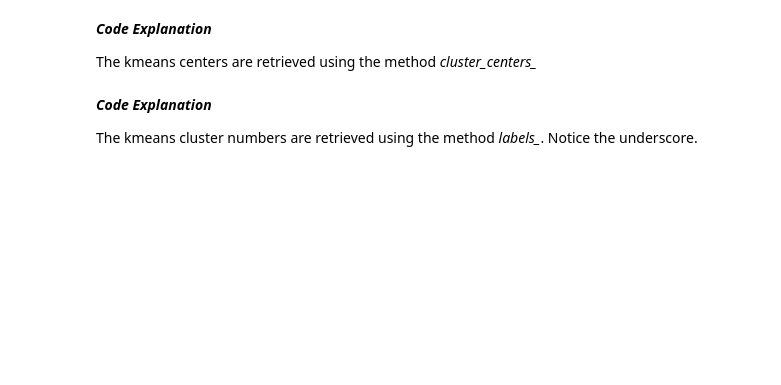
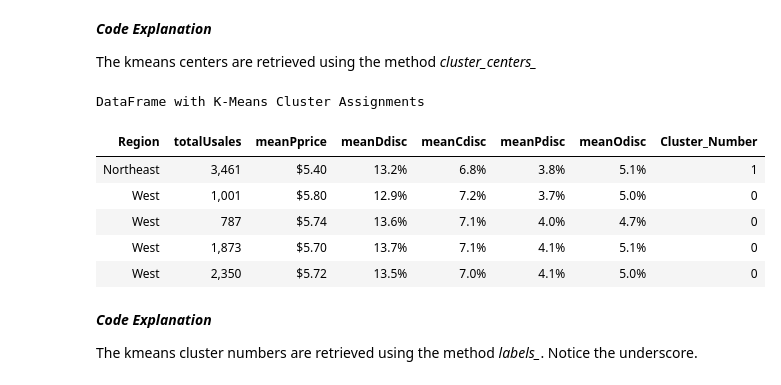
Before and after one commit to davew-msft/CustomerAnalytics, a Jupyter notebook: CustomerSegmentationAnalytics.ipynb, the cells around one changed output. Cells and saved outputs as stored; diff of their text form; code cells hidden in the pictures; blank space fills up the shorter version.

```diff
--- a/CustomerSegmentationAnalytics.ipynb
+++ b/CustomerSegmentationAnalytics.ipynb
@@ -766,11 +729,19 @@ The kmeans centers are retrieved using the method *cluster_centers_*
 # %%
 ##
 ## Add cluster labels to main cluster DataFrame
-##
-df_kclusters[ 'Cluster_Number' ] = kmeans.labels_   ## Notice the ending underscore
-##
-display( df_kclusters.head().style.set_caption( 'DataFrame with K-Means Cluster Assignments' ).\
-    set_table_styles( tbl_styles ).hide_index().format( format_dict ) )
+
+dfKClusters[ 'Cluster_Number' ] = kmeans.labels_   ## Notice the ending underscore
+
+display( dfKClusters.head().style.set_caption( 'DataFrame with K-Means Cluster Assignments' ).\
+    set_table_styles( tbl_styles ).hide_index().format( formatting ) )
+# %% [output]
+DataFrame with K-Means Cluster Assignments
+| Region | totalUsales | meanPprice | meanDdisc | meanCdisc | meanPdisc | meanOdisc | Cluster_Number |
+| Northeast | 3,461 | $5.40 | 13.2% | 6.8% | 3.8% | 5.1% | 1 |
+| West | 1,001 | $5.80 | 12.9% | 7.2% | 3.7% | 5.0% | 0 |
+| West | 787 | $5.74 | 13.6% | 7.1% | 4.0% | 4.7% | 0 |
+| West | 1,873 | $5.70 | 13.7% | 7.1% | 4.1% | 5.1% | 0 |
+| West | 2,350 | $5.72 | 13.5% | 7.0% | 4.1% | 5.0% | 0 |
 # %% [markdown]
 **_Code Explanation_**
 
```
Also changed, not shown: parts of 142 cells of this notebook, 5 other files.
